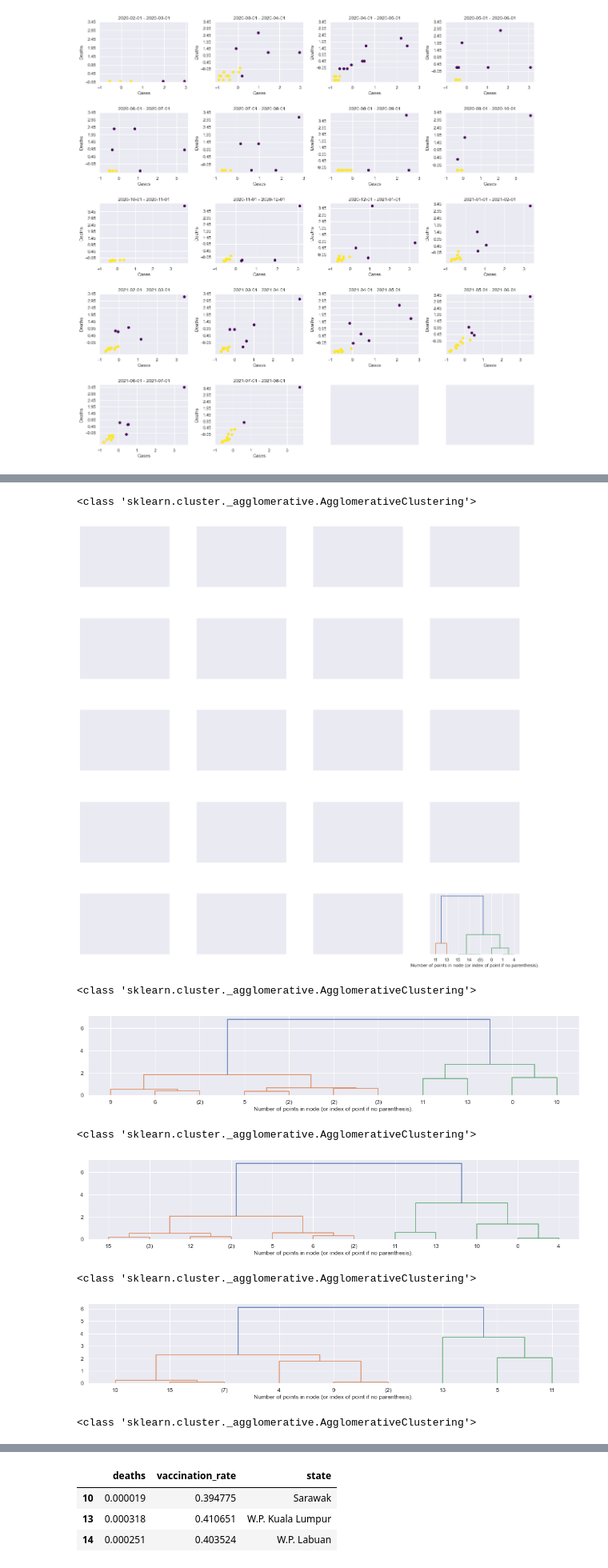
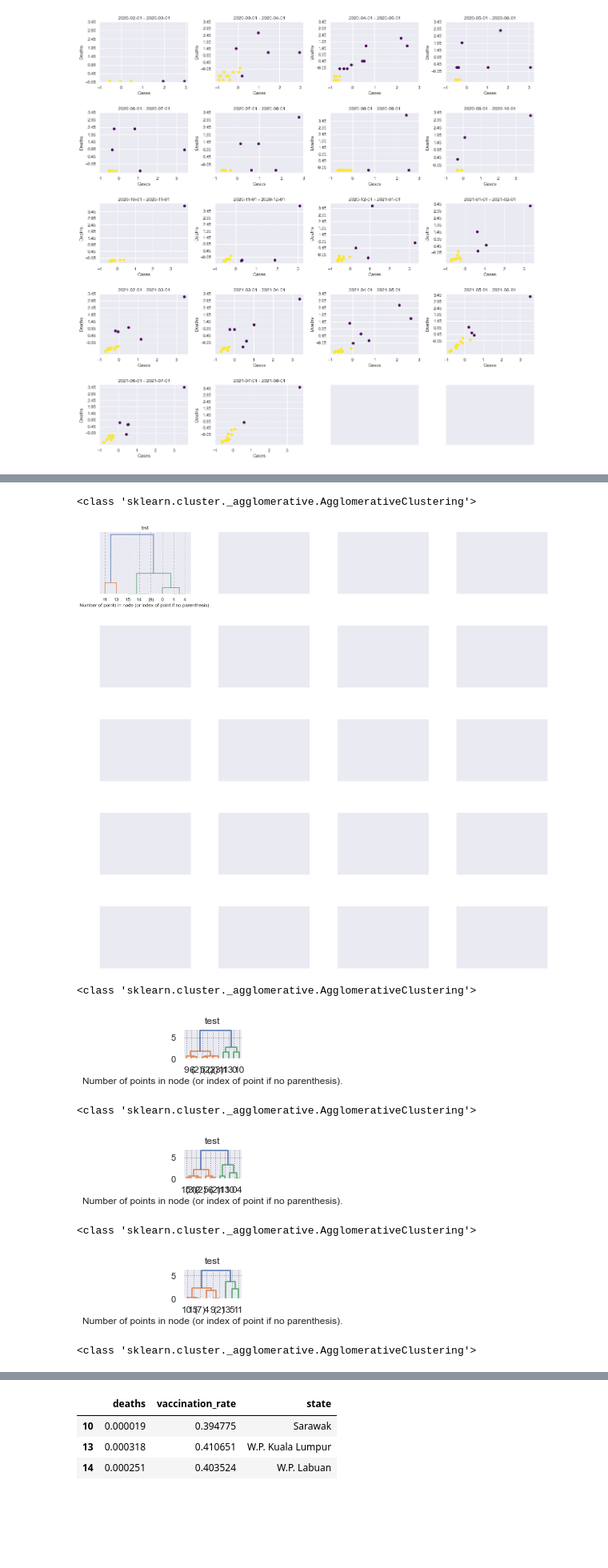
Before and after one commit to sidharrth2002/covid-streamlit-2, a Jupyter notebook: exploration.ipynb, the cells around one changed output, grey strips where cells are left out. Shown at 80% size. Cells and saved outputs as stored; diff of their text form; code cells hidden in the pictures; blank space fills up the shorter version.

```diff
--- a/exploration.ipynb
+++ b/exploration.ipynb
@@ -780,4 +418,4 @@ cansino                0
 pending                0
 dtype: int64
 # %%
-vax_state.drop_duplicates()
+vax_state.drop_duplicates(inplace=True)
@@ -994,8 +513,8 @@ cases_income[['cases_new', 'income']].corr(method='pearson')
 | income | 0.248051 | 1.000000 |
 # %%
 # plot relationship between cases_new and income
-plt.figure(figsize=(10,6))
-plt.scatter(cases_income['income'], cases_income['cases_new'], s=10)
+sns.set_style("darkgrid", {"grid.color": ".6", "grid.linestyle": ":"})
+sns.scatterplot(x='income', y='cases_new', data=cases_income)
 plt.xlabel('Income')
 plt.ylabel('Cases')
 plt.title('Cases vs Income')
@@ -1143,6 +672,7 @@ for col in cases_deaths_vaccinations:
     if cases_deaths_vaccinations[col].dtype != 'object':
         cases_deaths_vaccinations[col] = StandardScaler().fit_transform(cases_deaths_vaccinations[[col]])
 
+states_column = cases_deaths_vaccinations['state']
 cases_deaths_vaccinations.drop(columns=['state'], inplace=True)
 X_std = cases_deaths_vaccinations
 
@@ -1177,0 +692,4 @@ cases_state
+# %%
+cases_deaths_vaccinations['predictions'] = y_clusters
+cases_deaths_vaccinations['state'] = states_column
+cases_deaths_vaccinations
@@ -1351,37 +957,39 @@ for i, date_range in enumerate(ranges):
 
     cases_deaths_vaccinations = pd.DataFrame({"state": states, "cases": cases, "deaths": deaths})
     for col in cases_deaths_vaccinations:
         if cases_deaths_vaccinations[col].dtype != 'object':
             cases_deaths_vaccinations[col] = StandardScaler().fit_transform(cases_deaths_vaccinations[[col]])
 
     cases_deaths_vaccinations.drop(columns=['state'], inplace=True)
     X_std = cases_deaths_vaccinations
 
     agg = AgglomerativeClustering(distance_threshold=0, n_clusters=None)
     agg = agg.fit(cases_deaths_vaccinations)
     print(type(agg))
 
     # plot agglomerative clustering
+    plt.subplot(nrows, ncols, i+1)
+    plt.title('test')
     plot_dendrogram(agg, truncate_mode='level', p=3)
     plt.xlabel("Number of points in node (or index of point if no parenthesis).")
     plt.show()
 
     # row, col, num = grid_combos[i]
 
     # ax = fig.add_subplot(row, col, num)
     # ax.scatter(cases_deaths_vaccinations['cases'], cases_deaths_vaccinations['deaths'], c=y_clusters, cmap='viridis')
     # ax.set_xlabel('Cases')
     # ax.set_ylabel('Deaths')
     # ax.set_xticks(np.arange(-1, 4, 1))
     # ax.set_yticks(np.arange(-0.05, 3.5, 0.5))
     # ax.set_title(f"{date_range[0]} - {date_range[1]}")
 # %% [output]
 <class 'sklearn.cluster._agglomerative.AgglomerativeClustering'>
-[figure, old version]
+[figure, new version]
 <class 'sklearn.cluster._agglomerative.AgglomerativeClustering'>
-[figure, old version]
+[figure, new version]
 <class 'sklearn.cluster._agglomerative.AgglomerativeClustering'>
-[figure, old version]
+[figure, new version]
 <class 'sklearn.cluster._agglomerative.AgglomerativeClustering'>
-[figure, old version]
+[figure, new version]
 <class 'sklearn.cluster._agglomerative.AgglomerativeClustering'>
```
Also changed, not shown: parts of 200 cells of this notebook, 1 other file.
